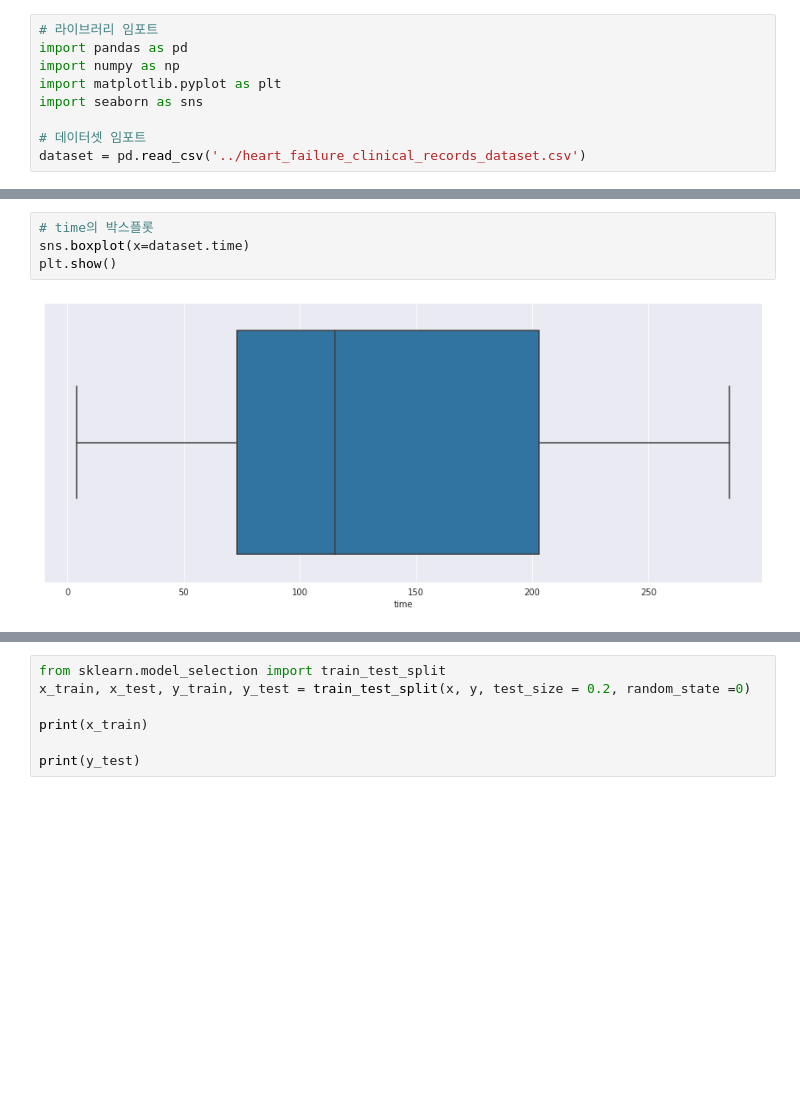
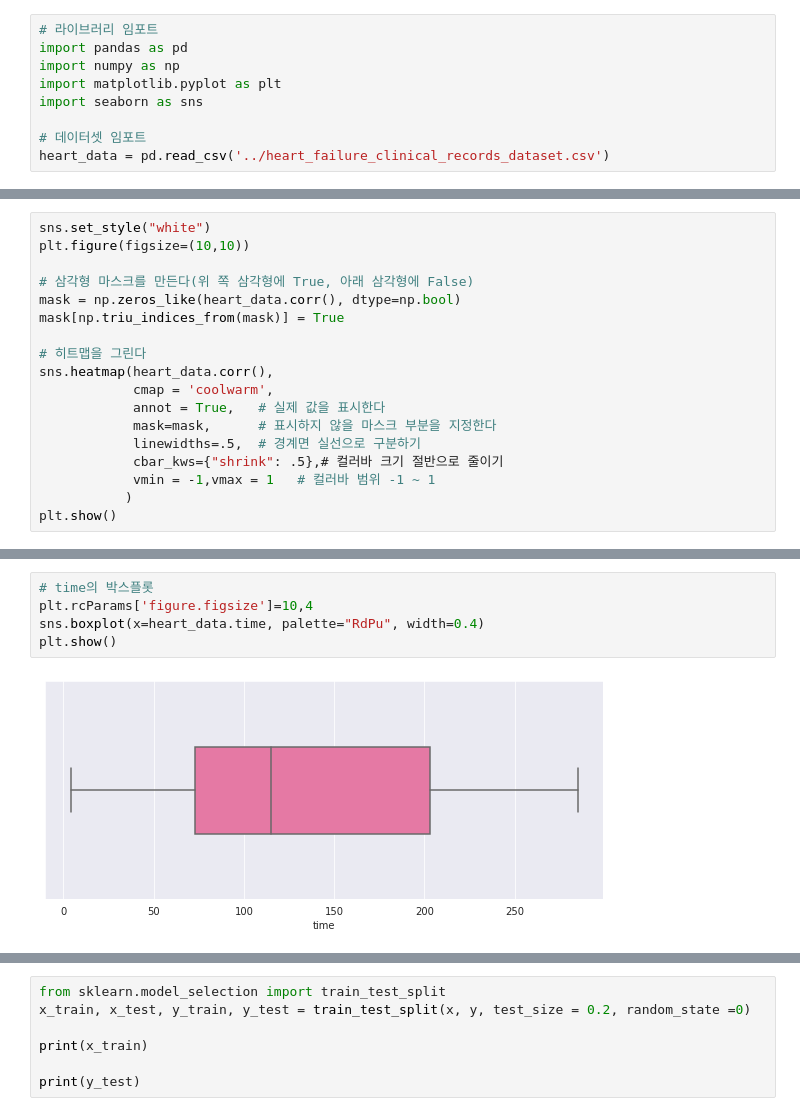
Before and after one commit to ggume/forgrad, a Jupyter notebook: for_grad.ipynb, the cells around one changed output, grey strips where cells are left out. Cells and saved outputs as stored; diff of their text form; blank space fills up the shorter version.

```diff
--- a/for_grad.ipynb
+++ b/for_grad.ipynb
@@ -8,7 +8,7 @@ import matplotlib.pyplot as plt
 import seaborn as sns
 
 # 데이터셋 임포트
-dataset = pd.read_csv('../heart_failure_clinical_records_dataset.csv')
+heart_data = pd.read_csv('../heart_failure_clinical_records_dataset.csv')
 # %%
 # 특징요소 추출
 plt.rcParams['figure.figsize']=15,6
@@ -46,0 +83,18 @@ dtype: float64
+# %%
+sns.set_style("white")
+plt.figure(figsize=(10,10))
+
+# 삼각형 마스크를 만든다(위 쪽 삼각형에 True, 아래 삼각형에 False)
+mask = np.zeros_like(heart_data.corr(), dtype=np.bool)
+mask[np.triu_indices_from(mask)] = True
+
+# 히트맵을 그린다
+sns.heatmap(heart_data.corr(),
+            cmap = 'coolwarm',
+            annot = True,   # 실제 값을 표시한다
+            mask=mask,      # 표시하지 않을 마스크 부분을 지정한다
+            linewidths=.5,  # 경계면 실선으로 구분하기
+            cbar_kws={"shrink": .5},# 컬러바 크기 절반으로 줄이기
+            vmin = -1,vmax = 1   # 컬러바 범위 -1 ~ 1
+           )
+plt.show()
@@ -47,8 +103,9 @@ dtype: float64
 # %%
 # time의 박스플롯
-sns.boxplot(x=dataset.time)
+plt.rcParams['figure.figsize']=10,4
+sns.boxplot(x=heart_data.time, palette="RdPu", width=0.4)
 plt.show()
 # %% [output]
-[figure, old version]
+[figure, new version]
 # %%
 # serum_creatinine의 박스플롯
```
Also changed, not shown: parts of 18 cells of this notebook.
